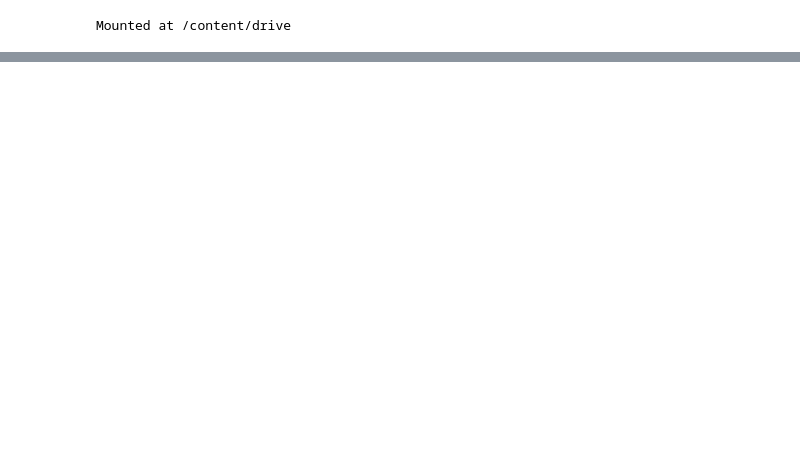
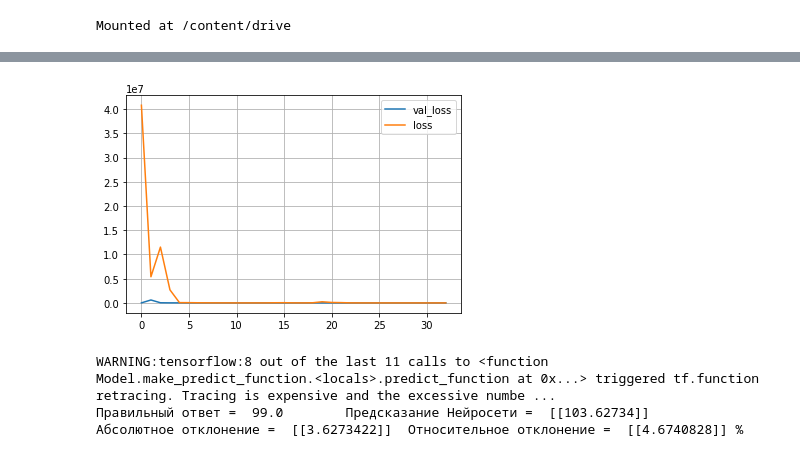
Before and after one commit to Stanislov/leadersofdigital2020, a Jupyter notebook: Index.ipynb, the cells around one changed output, grey strips where cells are left out. Drawn from its saved outputs; the diff is of its cells as text; code cells hidden in the pictures; blank space fills up the shorter version.

```diff
--- a/Index.ipynb
+++ b/Index.ipynb
@@ -78,0 +198,14 @@ plot_model(model, dpi=60, show_shapes=True, show_layer_names=True)
+# %%
+# НС для определения изменения сроков выполнения плана в днях
+input = Input(shape = size_y_train)
+x = Flatten()(input)
+
+x = Dense(2000, activation='relu')(x)
+x = Dense(2000, activation='relu')(x)
+x = Dense(2000, activation='relu')(x)
+x = Dense(1, activation='linear')(x)
+
+modelDAY = Model(input, x)
+
+modelDAY.summary()
+plot_model(modelDAY, dpi=60, show_shapes=True, show_layer_names=True)
@@ -78,0 +234,11 @@ plot_model(model, dpi=60, show_shapes=True, show_layer_names=True)
+# %%
+modelDAY.compile(optimizer=Nadam(learning_rate=0.00001), loss='mse')
+
+# коллбэки
+early_stopping = EarlyStopping(monitor = 'val_loss', patience = 8, verbose = 0, restore_best_weights = True)
+reduce_lr = ReduceLROnPlateau(monitor='val_loss', factor=0.8, patience=2, min_lr=1e-07, verbose = 1)
+
+# fit model
+history = modelDAY.fit(x_train, y_day, epochs=2000, verbose=0,
+                    validation_split = 0.2, shuffle = True,
+                    callbacks = [early_stopping, reduce_lr])
@@ -78,0 +263,20 @@ plot_model(model, dpi=60, show_shapes=True, show_layer_names=True)
+# %%
+#Выводим график точности распознавания на обучающей и проверочной выборках
+plt.plot(history.history['val_loss'], label='val_loss')
+plt.plot(history.history['loss'], label='loss')
+plt.legend()
+plt.grid()
+plt.show()
+# %% [output]
+[figure, added]
+# %%
+predDAY = modelDAY.predict(x_test)
+predDAY
+corrAnswer = y_day[100]
+print('Правильный ответ = ', corrAnswer, '\tПредсказание Нейросети = ', predDAY,
+      '\nАбсолютное отклонение = ', predDAY - 100,
+      '\tОтносительное отклонение = ', ((abs(predDAY)-abs(corrAnswer))/corrAnswer*100), '%')
+# %% [output]
+WARNING:tensorflow:8 out of the last 11 calls to <function Model.make_predict_function.<locals>.predict_function at 0x...> triggered tf.function retracing. Tracing is expensive and the excessive numbe ...
+Правильный ответ =  99.0        Предсказание Нейросети =  [[103.62734]]
+Абсолютное отклонение =  [[3.6273422]]  Относительное отклонение =  [[4.6740828]] %
```
Also changed, not shown: parts of 36 cells of this notebook.
